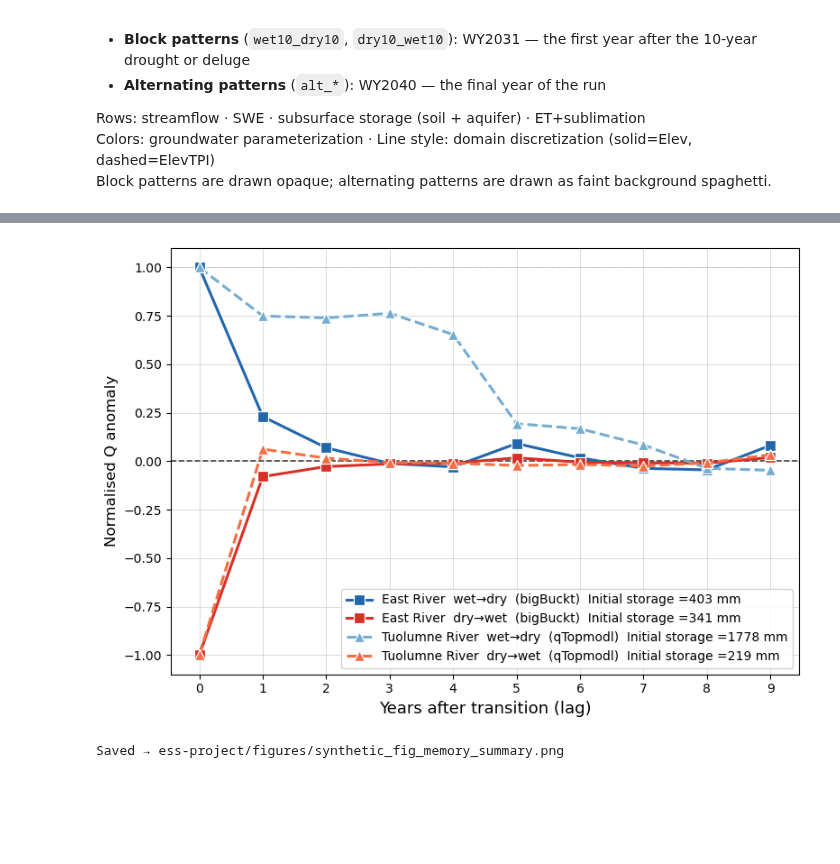
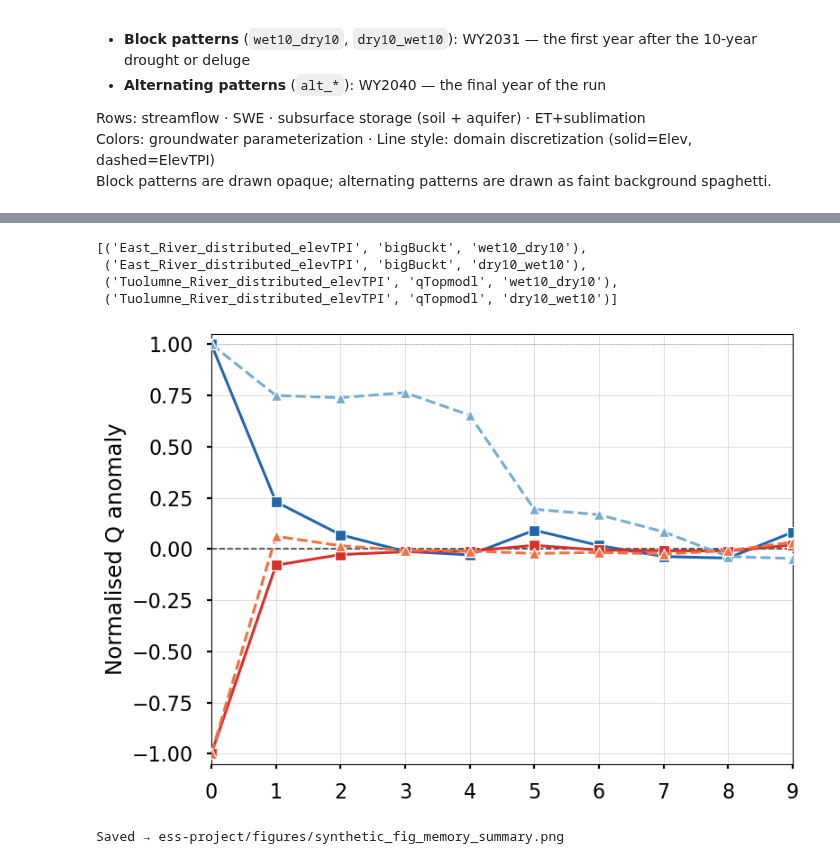
Before and after one commit to dlhogan97/CONFLUENCE-uwmtnhydro, a Jupyter notebook: ess-project/notebooks/synthetic_runs_analysis.ipynb, the cells around one changed output, grey strips where cells are left out. Drawn from its saved outputs; the diff is of its cells as text; code cells hidden in the pictures; blank space fills up the shorter version.

```diff
--- a/ess-project/notebooks/synthetic_runs_analysis.ipynb
+++ b/ess-project/notebooks/synthetic_runs_analysis.ipynb
@@ -73,3 +73,6 @@ Patterns: ['alt_1w1d', 'alt_2w2d', 'alt_3w3d', 'alt_4w4d', 'alt_5w5d_wf', 'alt_5
 | 0 | East_River_distributed | bigBuckt | alt_1w1d | 2021 | 0 | W | 540.13 | 1012.72 | 0.5333 | ... |
 | 1 | East_River_distributed | bigBuckt | alt_1w1d | 2022 | 1 | D | 160.48 | 583.05 | 0.2752 | ... |
 | 2 | East_River_distributed | bigBuckt | alt_1w1d | 2023 | 2 | W | 516.23 | 1012.72 | 0.5097 | ... |
+# %%
+ds = xr.open_dataset("/scratch/dlhogan/ess-project-data/domain_East_River_lumped/simulations/20260408_bigBuckt_best/ensemble/results/baseline_longterm/baseline_longterm_timestep.nc")
+monthly_wy_ppt = (ds['pptrate']*3600).squeeze().to_pandas().resample('MS').sum()
@@ -76,3 +110,12 @@ Patterns: ['alt_1w1d', 'alt_2w2d', 'alt_3w3d', 'alt_4w4d', 'alt_5w5d_wf', 'alt_5
+# %%
+# plot monthly ppt
+plt.style.use('seaborn-v0_8-poster')
+fig, ax = plt.subplots(figsize=(10, 6))
+ax.plot(months, avg_monthly_wy_ppt, label='Average WY', color='k', marker='o')
+ax.bar(months, monthly_wy_ppt_2011, label='WY 2011', color='blue', alpha=0.5)
+# ax.plot(months, monthly_wy_ppt_2012, label='WY 2012', color='green', marker='o')
+ax.set_xlabel('Month')
+ax.set_ylabel('Average Monthly Precipitation (mm)')
 # %% [markdown]
 ## Transition-Year Water Balance Timeseries
 
@@ -690,4 +723,11 @@ Loading data and bootstrapping (n=1000) Spearman r...
 Saved → ess-project/figures/synthetic_fig_memory_decay.png
+# %%
+FOCUS_RUNS
+# %% [output]
+[('East_River_distributed_elevTPI', 'bigBuckt', 'wet10_dry10'),
+ ('East_River_distributed_elevTPI', 'bigBuckt', 'dry10_wet10'),
+ ('Tuolumne_River_distributed_elevTPI', 'qTopmodl', 'wet10_dry10'),
+ ('Tuolumne_River_distributed_elevTPI', 'qTopmodl', 'dry10_wet10')]
 # %%
 # Transition memory — how quickly does streamflow return to normal after the forcing shift?
 #
@@ -728,36 +768,37 @@ for dom, mod, pat in FOCUS_RUNS:
     s0_label = f'  Initial storage ={s0_row[0]:.0f} mm' if len(s0_row) else ''
 
     # Build label with S0
     base_lbl = STYLE[(dom, pat)][3]
     lbl = base_lbl + s0_label
 
     ax.plot(post['lag']-1, post['q_frac'], color=col, marker=mk, ls=ls,
             lw=2.2, ms=9, markerfacecolor=col, markeredgecolor='white',
             markeredgewidth=0.9, label=lbl, zorder=4)
 
 ax.axhline(0, color='0.25', lw=1.2, ls='--', zorder=2)
 ax.axhline(1, color='0.65', lw=0.7, ls=':', zorder=2)
 
 # set x ticks to 0-9
 ax.set_xticks(range(0, 10))
 ax.set_xticklabels(range(0, 10))
 # ax.set_xlim(0.5, 10.5)
-ax.set_xlabel('Years after transition (lag)', fontsize=13)
-ax.set_ylabel('Normalised Q anomaly', fontsize=12)
+# ax.set_xlabel('Years after transition (lag)', fontsize=13)
+ax.set_ylabel('Normalised Q anomaly')
 # ax.set_title(
 #     'Return-to-normal after forcing transition at year 10\n'
 #     r'$Q_{ref}$ = mean of WY2038–2040  ·  normalised to 1.0 at lag = 1'
 #     '\nAnnotated with Sep-30 storage at transition (S₀)',
 #     fontsize=11)
-ax.legend(fontsize=10, loc='lower right', frameon=True, framealpha=0.88)
+# ax.legend(fontsize=10, loc='lower right', frameon=True, framealpha=0.88)
 ax.grid(True, lw=0.7, alpha=0.45)
-
+ax.set_ylim(-1.05, 1.05)
+ax.set_xlim(0, 9)
 plt.tight_layout()
 out = Path('ess-project/figures/synthetic_fig_memory_summary.png')
 out.parent.mkdir(parents=True, exist_ok=True)
 plt.savefig(out, dpi=150, bbox_inches='tight')
 plt.show()
 print(f'Saved → {out}')
 # %% [output]
-[figure, old version]
+[figure, new version]
 Saved → ess-project/figures/synthetic_fig_memory_summary.png
```
Also changed, not shown: parts of 4 cells of this notebook, 8 other files.
